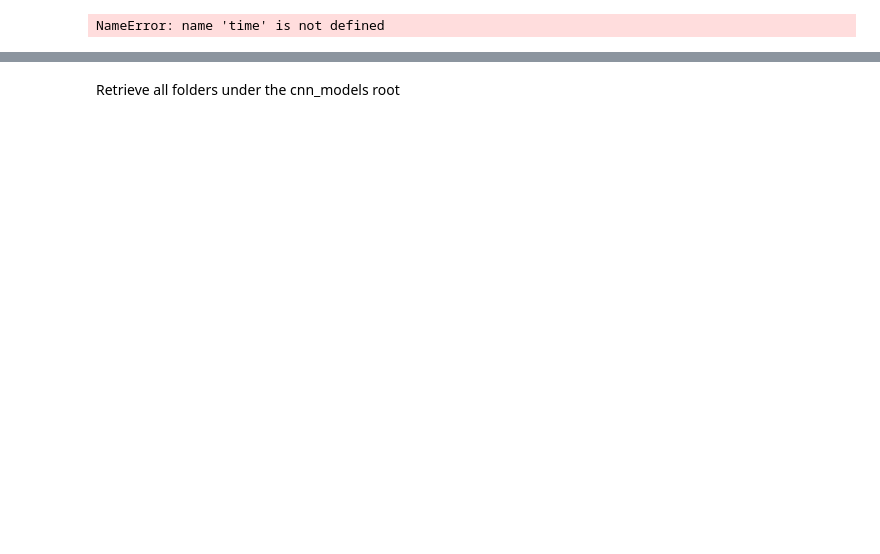
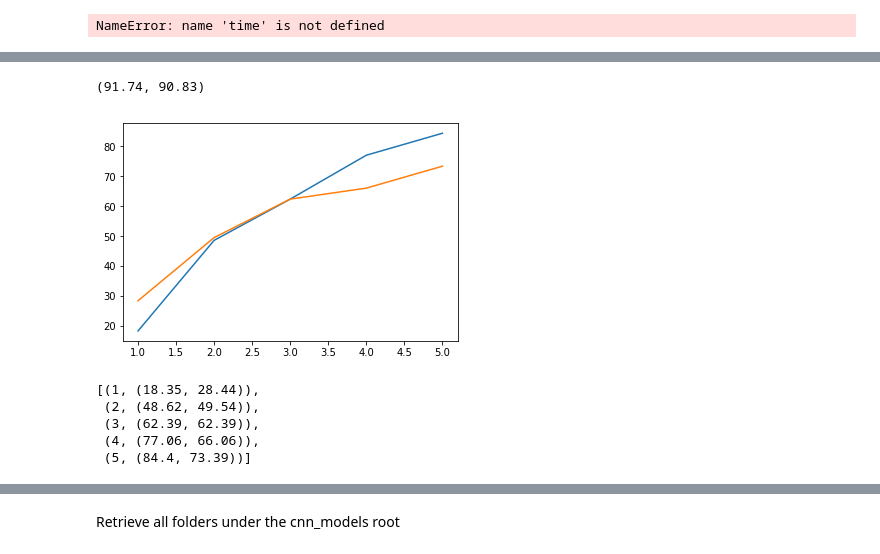
Before and after one commit to zdetor54/nov-city-ms-project, a Jupyter notebook: app/load-models-and-predict.ipynb, the cells around one changed output, grey strips where cells are left out. Cells and saved outputs as stored; diff of their text form; code cells hidden in the pictures; blank space fills up the shorter version.

```diff
--- a/app/load-models-and-predict.ipynb
+++ b/app/load-models-and-predict.ipynb
@@ -238,0 +250,61 @@ dict_predictions['58891288_0_1117541047012405958']['1']['pred']
+# %%
+def lookup_assessment(dict_cand, threshold = 5):
+    found = 0
+    found_cnn = 0
+    total_columns = 0
+
+    for file in dict_cand:
+        for col in dict_cand[file]:
+#             print (file, col)
+            candidate_class_lookup = dict_cand[file][col]['cand_cls'][:threshold]
+            candidate_class_cnn = [x[0] for x in dict_cand[file][col]['pred'][:threshold]]
+            actual_cls = dict_cand[file][col]['gt']
+#             print(candidate_class_lookup)
+#             print (candidate_class_cnn)
+#             print (actual_cls)
+            if actual_cls in candidate_class_lookup:
+                found+=1
+            if actual_cls in candidate_class_cnn:
+                found_cnn+=1
+            total_columns+=1
+    return (round(100*found/total_columns,2),round(100*found_cnn/total_columns,2))
+
+lookup_assessment(dict_predictions, 10)
+# %% [output]
+(91.74, 90.83)
+# %%
+import matplotlib.pyplot as plt
+import numpy as np
+
+
+results = []
+
+# first we calculate the max number of candidates across all the columns in the tabular data so we cap the range
+max_cand = 0
+for file in dict_predictions:
+    for col in dict_predictions[file]:
+
+        candidate_cls = set()
+        for element in dict_predictions[file][col]:
+            candidate_cls.add(element[0])
+        if len(candidate_cls) > max_cand:
+            max_cand = len(candidate_cls)
+
+
+# the we increase the size of top list one element at a time until we reac the cap...
+for i in range(1,6):
+    (x,y) = (i, lookup_assessment(dict_predictions, i))
+    results.append((x,y))
+
+#... and plot the results
+fig, ax = plt.subplots()
+ax.plot([x[0] for x in results],[x[1] for x in results])
+plt.show()
+results
+# %% [output]
+[figure, added]
+[(1, (18.35, 28.44)),
+ (2, (48.62, 49.54)),
+ (3, (62.39, 62.39)),
+ (4, (77.06, 66.06)),
+ (5, (84.4, 73.39))]
```
Also changed, not shown: parts of 10 cells of this notebook, 4 other files.
